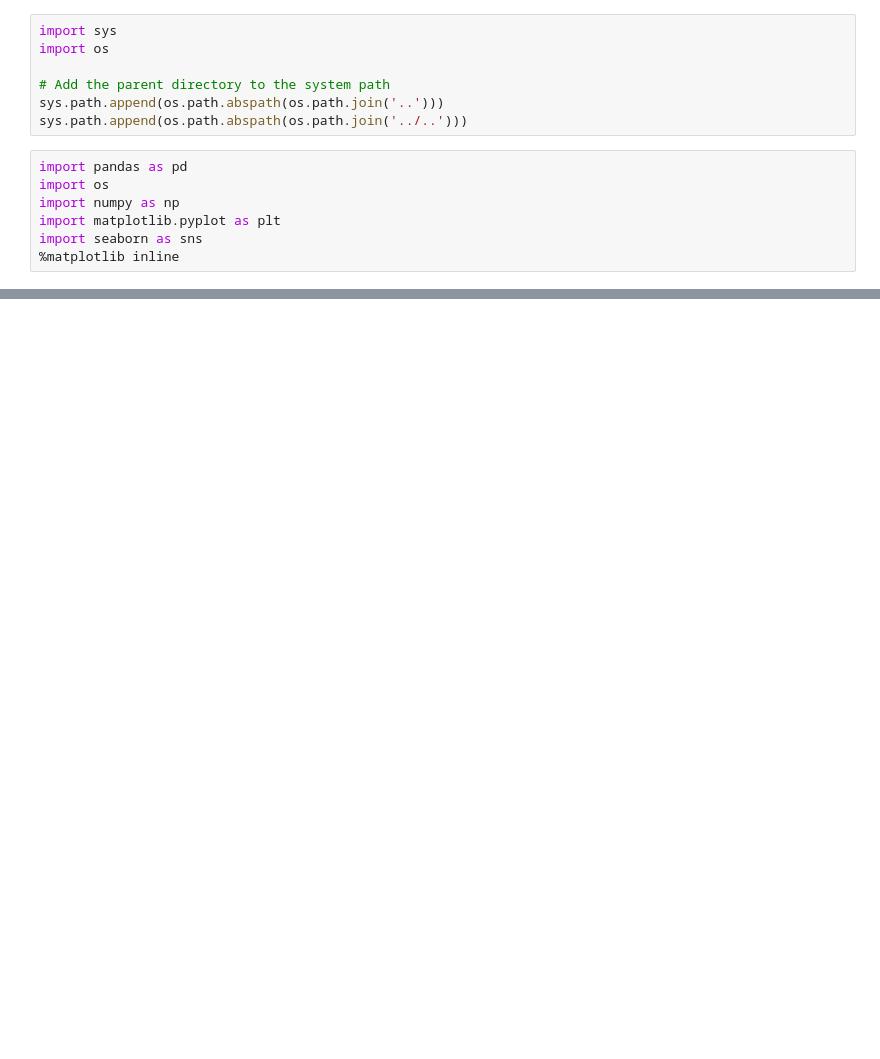
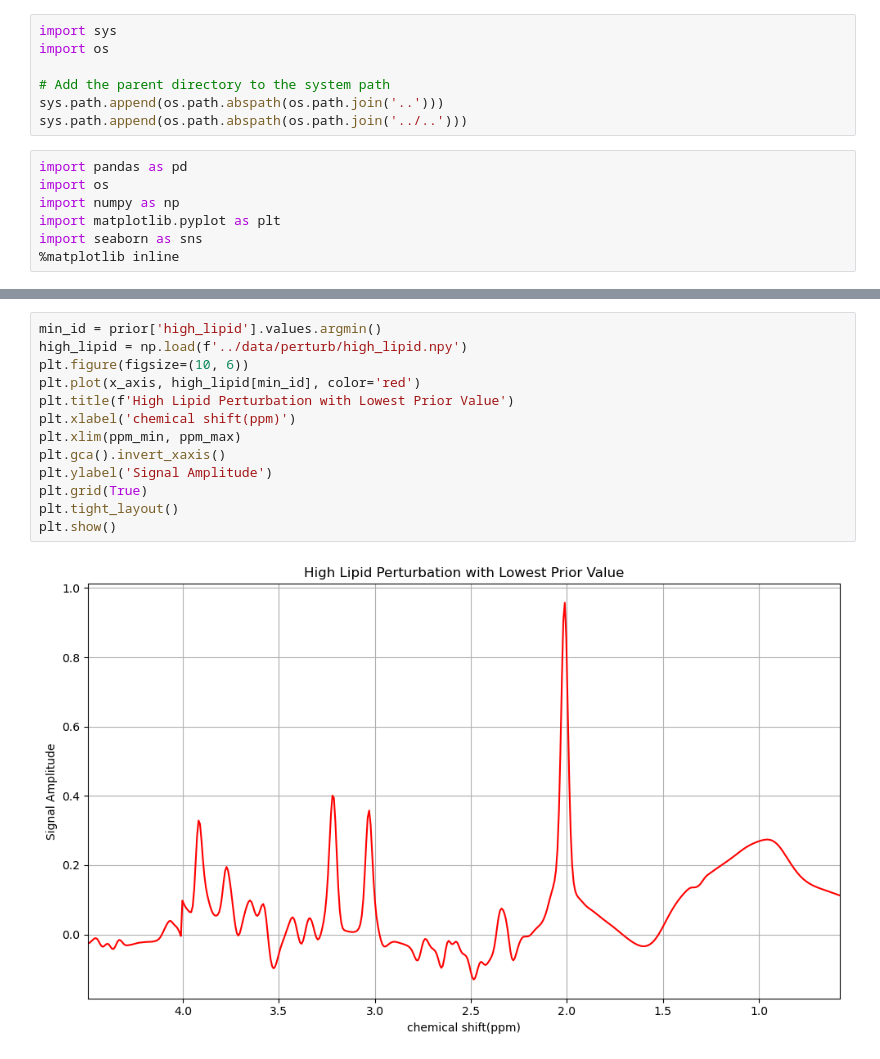
Before and after one commit to break-the-wa11/lpn_mrs, a Jupyter notebook: temp_code/test_prior.ipynb, the cells around one changed output, grey strips where cells are left out. Drawn from its saved outputs; the diff is of its cells as text; blank space fills up the shorter version.

```diff
--- a/temp_code/test_prior.ipynb
+++ b/temp_code/test_prior.ipynb
@@ -35,0 +87,15 @@ plt.show()
+# %%
+min_id = prior['high_lipid'].values.argmin()
+high_lipid = np.load(f'../data/perturb/high_lipid.npy')
+plt.figure(figsize=(10, 6))
+plt.plot(x_axis, high_lipid[min_id], color='red')
+plt.title(f'High Lipid Perturbation with Lowest Prior Value')
+plt.xlabel('chemical shift(ppm)')
+plt.xlim(ppm_min, ppm_max)
+plt.gca().invert_xaxis()
+plt.ylabel('Signal Amplitude')
+plt.grid(True)
+plt.tight_layout()
+plt.show()
+# %% [output]
+[figure, added]
```
Also changed, not shown: parts of 4 cells of this notebook, 7 other files.
